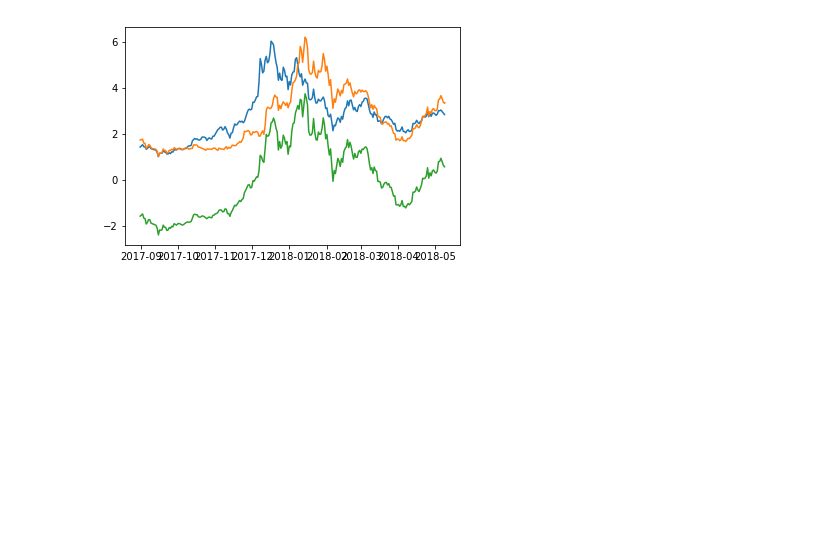
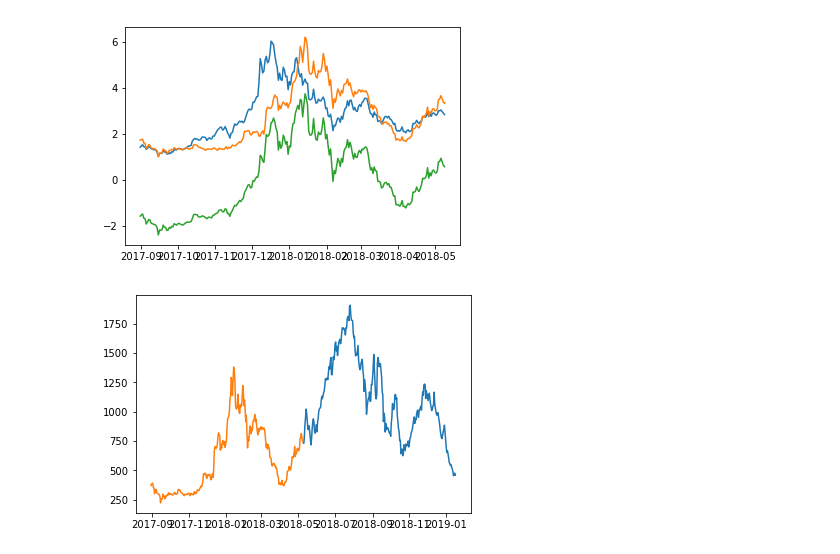
Before and after one commit to MasslessAI/crypto_index, a Jupyter notebook: notebooks/_how_to_build_env.ipynb, the cells around one changed output. Cells and saved outputs as stored; diff of their text form; code cells hidden in the pictures; blank space fills up the shorter version.

```diff
--- a/notebooks/_how_to_build_env.ipynb
+++ b/notebooks/_how_to_build_env.ipynb
@@ -135,3 +133,7 @@ for col in df_pca.columns:
 plt.show()
 # %% [output]
 [figure]
+# %%
+sec_eth.plot_sim_close(10)
+# %% [output]
+[figure, added]
```
Also changed, not shown: parts of 4 cells of this notebook, 3 other files.
